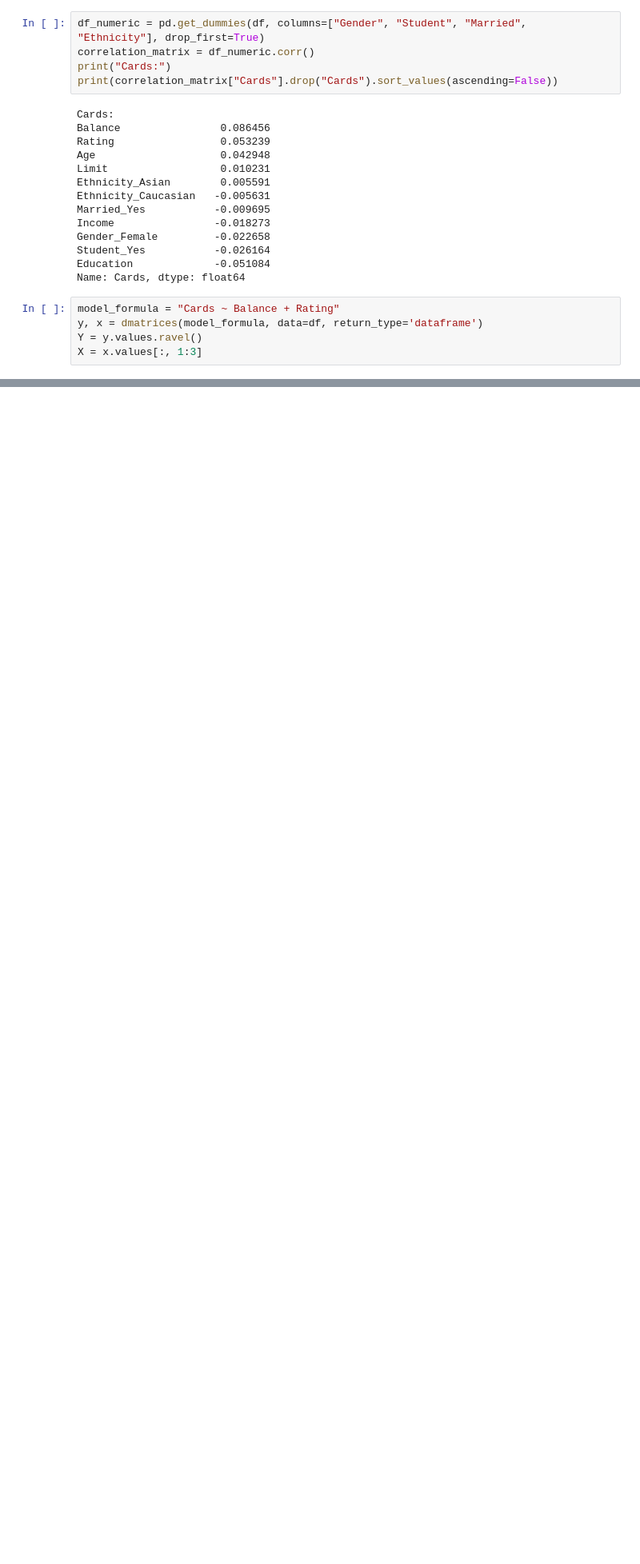
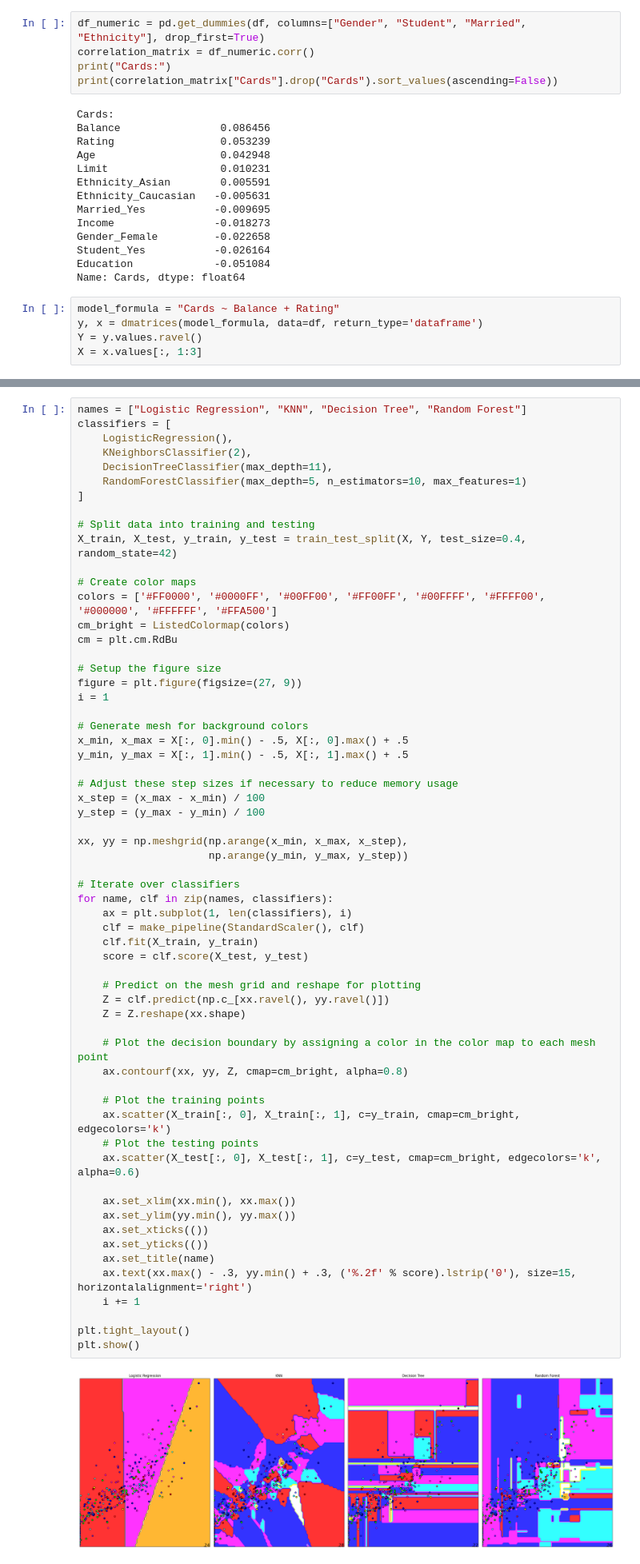
Before and after one commit to zalewski26/data-mining-2023, a Jupyter notebook: classification/predict_cards.ipynb, the cells around one changed output, grey strips where cells are left out. Shown: that part at 80% size. Cells and saved outputs as stored; diff of their text form; blank space fills up the shorter version.

```diff
--- a/classification/predict_cards.ipynb
+++ b/classification/predict_cards.ipynb
@@ -412,0 +414,63 @@ plt.show()
+# %%
+names = ["Logistic Regression", "KNN", "Decision Tree", "Random Forest"]
+classifiers = [
+    LogisticRegression(),
+    KNeighborsClassifier(2),
+    DecisionTreeClassifier(max_depth=11),
+    RandomForestClassifier(max_depth=5, n_estimators=10, max_features=1)
+]
+
+# Split data into training and testing
+X_train, X_test, y_train, y_test = train_test_split(X, Y, test_size=0.4, random_state=42)
+
+# Create color maps
+colors = ['#FF0000', '#0000FF', '#00FF00', '#FF00FF', '#00FFFF', '#FFFF00', '#000000', '#FFFFFF', '#FFA500']
+cm_bright = ListedColormap(colors)
+cm = plt.cm.RdBu
+
+# Setup the figure size
+figure = plt.figure(figsize=(27, 9))
+i = 1
+
+# Generate mesh for background colors
+x_min, x_max = X[:, 0].min() - .5, X[:, 0].max() + .5
+y_min, y_max = X[:, 1].min() - .5, X[:, 1].max() + .5
+
+# Adjust these step sizes if necessary to reduce memory usage
+x_step = (x_max - x_min) / 100
+y_step = (y_max - y_min) / 100
+
+xx, yy = np.meshgrid(np.arange(x_min, x_max, x_step),
+                     np.arange(y_min, y_max, y_step))
+
+# Iterate over classifiers
+for name, clf in zip(names, classifiers):
+    ax = plt.subplot(1, len(classifiers), i)
+    clf = make_pipeline(StandardScaler(), clf)
+    clf.fit(X_train, y_train)
+    score = clf.score(X_test, y_test)
+
+    # Predict on the mesh grid and reshape for plotting
+    Z = clf.predict(np.c_[xx.ravel(), yy.ravel()])
+    Z = Z.reshape(xx.shape)
+
+    # Plot the decision boundary by assigning a color in the color map to each mesh point
+    ax.contourf(xx, yy, Z, cmap=cm_bright, alpha=0.8)
+
+    # Plot the training points
+    ax.scatter(X_train[:, 0], X_train[:, 1], c=y_train, cmap=cm_bright, edgecolors='k')
+    # Plot the testing points
+    ax.scatter(X_test[:, 0], X_test[:, 1], c=y_test, cmap=cm_bright, edgecolors='k', alpha=0.6)
+
+    ax.set_xlim(xx.min(), xx.max())
+    ax.set_ylim(yy.min(), yy.max())
+    ax.set_xticks(())
+    ax.set_yticks(())
+    ax.set_title(name)
+    ax.text(xx.max() - .3, yy.min() + .3, ('%.2f' % score).lstrip('0'), size=15, horizontalalignment='right')
+    i += 1
+
+plt.tight_layout()
+plt.show()
+# %% [output]
+[figure, added]
```
Also changed, not shown: parts of 5 cells of this notebook, 6 other files.
